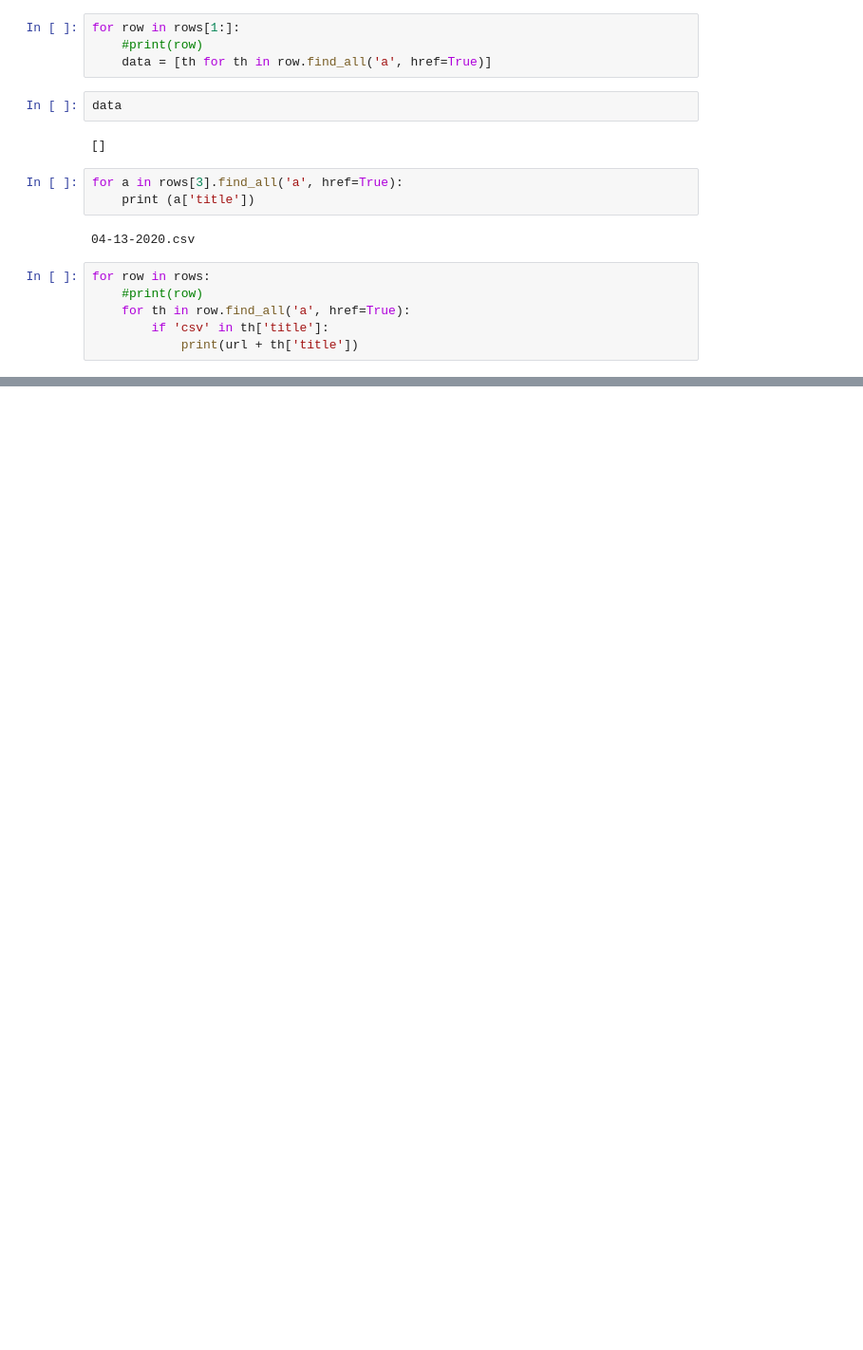
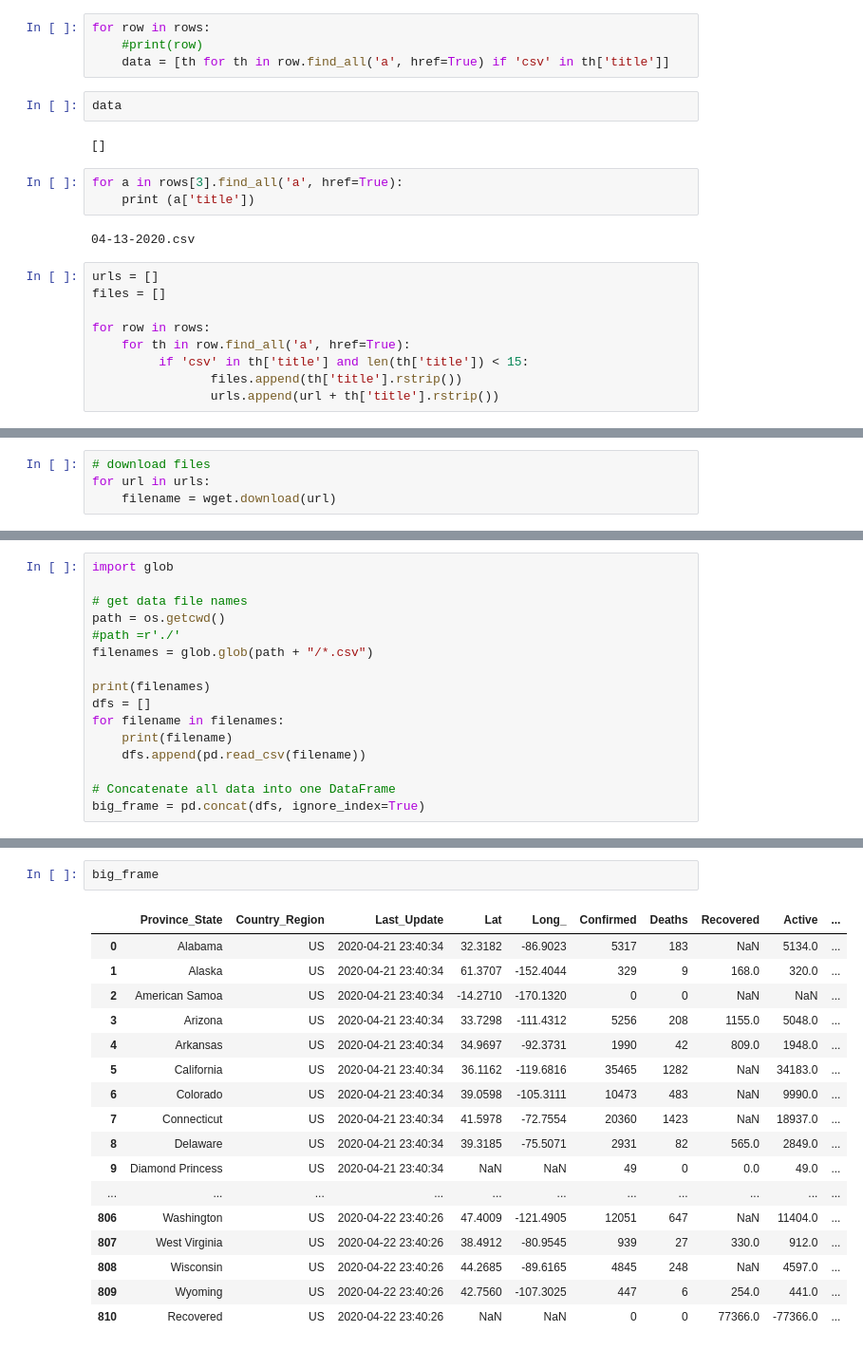
Before and after one commit to Anirban2404/Covid-19Analysis, a Jupyter notebook: DataPreperation_USA-State.ipynb, the cells around one changed output, grey strips where cells are left out. Shown: that part at 95% size. Drawn from its saved outputs; the diff is of its cells as text; blank space fills up the shorter version.

```diff
--- a/DataPreperation_USA-State.ipynb
+++ b/DataPreperation_USA-State.ipynb
@@ -57,9 +57,9 @@ rows[0].select('title')
 # %%
 header = [th.text.rstrip() for th in rows[0].find_all('csv')]
 # %%
-for row in rows[1:]:
+for row in rows:
     #print(row)
-    data = [th for th in row.find_all('a', href=True)]
+    data = [th for th in row.find_all('a', href=True) if 'csv' in th['title']]
 # %%
 data
 # %% [output]
@@ -70,8 +70,11 @@ for a in rows[3].find_all('a', href=True):
 # %% [output]
 04-13-2020.csv
 # %%
+urls = []
+files = []
+
 for row in rows:
-    #print(row)
     for th in row.find_all('a', href=True):
-        if 'csv' in th['title']:
-            print(url + th['title'])
+         if 'csv' in th['title'] and len(th['title']) < 15:
+                files.append(th['title'].rstrip())
+                urls.append(url + th['title'].rstrip())
@@ -88,0 +95,4 @@ https://github.com/CSSEGISandData/COVID-19/tree/master/csse_covid_19_data/csse_c
+# %%
+# download files
+for url in urls:
+    filename = wget.download(url)
@@ -88,0 +113,16 @@ https://github.com/CSSEGISandData/COVID-19/tree/master/csse_covid_19_data/csse_c
+# %%
+import glob
+
+# get data file names
+path = os.getcwd()
+#path =r'./'
+filenames = glob.glob(path + "/*.csv")
+
+print(filenames)
+dfs = []
+for filename in filenames:
+    print(filename)
+    dfs.append(pd.read_csv(filename))
+
+# Concatenate all data into one DataFrame
+big_frame = pd.concat(dfs, ignore_index=True)
@@ -88,0 +142,20 @@ https://github.com/CSSEGISandData/COVID-19/tree/master/csse_covid_19_data/csse_c
+# %%
+big_frame
+# %% [output]
+|  | Province_State | Country_Region | Last_Update | Lat | Long_ | Confirmed | Deaths | Recovered | Active | ... |
+| 0 | Alabama | US | 2020-04-21 23:40:34 | 32.3182 | -86.9023 | 5317 | 183 | NaN | 5134.0 | ... |
+| 1 | Alaska | US | 2020-04-21 23:40:34 | 61.3707 | -152.4044 | 329 | 9 | 168.0 | 320.0 | ... |
+| 2 | American Samoa | US | 2020-04-21 23:40:34 | -14.2710 | -170.1320 | 0 | 0 | NaN | NaN | ... |
+| 3 | Arizona | US | 2020-04-21 23:40:34 | 33.7298 | -111.4312 | 5256 | 208 | 1155.0 | 5048.0 | ... |
+| 4 | Arkansas | US | 2020-04-21 23:40:34 | 34.9697 | -92.3731 | 1990 | 42 | 809.0 | 1948.0 | ... |
+| 5 | California | US | 2020-04-21 23:40:34 | 36.1162 | -119.6816 | 35465 | 1282 | NaN | 34183.0 | ... |
+| 6 | Colorado | US | 2020-04-21 23:40:34 | 39.0598 | -105.3111 | 10473 | 483 | NaN | 9990.0 | ... |
+| 7 | Connecticut | US | 2020-04-21 23:40:34 | 41.5978 | -72.7554 | 20360 | 1423 | NaN | 18937.0 | ... |
+| 8 | Delaware | US | 2020-04-21 23:40:34 | 39.3185 | -75.5071 | 2931 | 82 | 565.0 | 2849.0 | ... |
+| 9 | Diamond Princess | US | 2020-04-21 23:40:34 | NaN | NaN | 49 | 0 | 0.0 | 49.0 | ... |
+| ... | ... | ... | ... | ... | ... | ... | ... | ... | ... | ... |
+| 806 | Washington | US | 2020-04-22 23:40:26 | 47.4009 | -121.4905 | 12051 | 647 | NaN | 11404.0 | ... |
+| 807 | West Virginia | US | 2020-04-22 23:40:26 | 38.4912 | -80.9545 | 939 | 27 | 330.0 | 912.0 | ... |
+| 808 | Wisconsin | US | 2020-04-22 23:40:26 | 44.2685 | -89.6165 | 4845 | 248 | NaN | 4597.0 | ... |
+| 809 | Wyoming | US | 2020-04-22 23:40:26 | 42.7560 | -107.3025 | 447 | 6 | 254.0 | 441.0 | ... |
+| 810 | Recovered | US | 2020-04-22 23:40:26 | NaN | NaN | 0 | 0 | 77366.0 | -77366.0 | ... |
```
Also changed, not shown: parts of 7 cells of this notebook.
